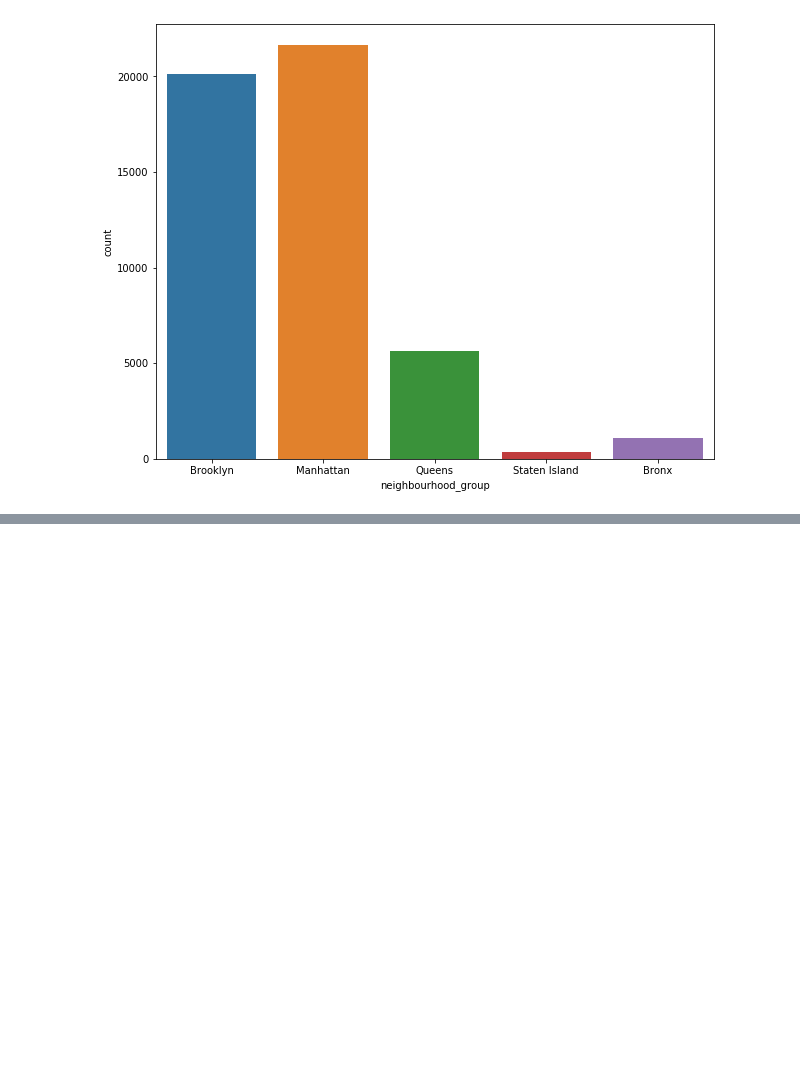
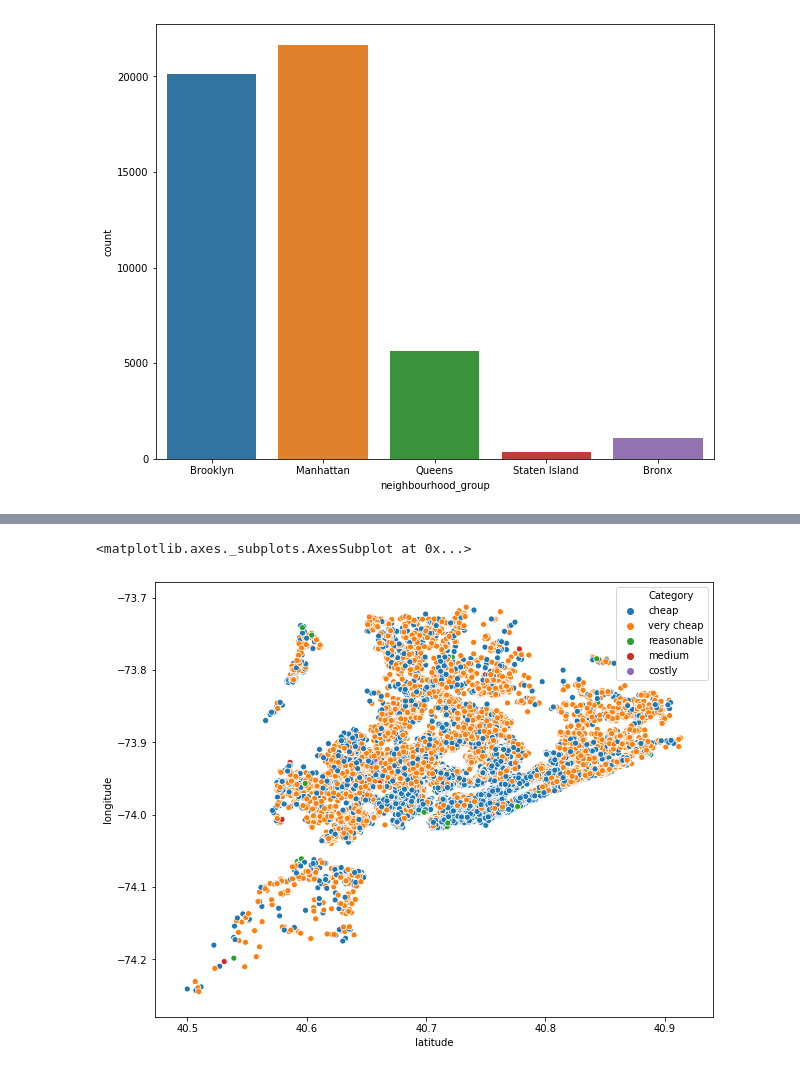
Before and after one commit to kasthurie/AirbnbSoen499, a Jupyter notebook: Linear_Regression.ipynb, the cells around one changed output, grey strips where cells are left out. Saved outputs shown, nothing was run; the diff lists cells and outputs as text; code cells hidden in the pictures; blank space fills up the shorter version.

```diff
--- a/Linear_Regression.ipynb
+++ b/Linear_Regression.ipynb
@@ -133,0 +140,12 @@ sb.countplot(newyork['neighbourhood_group'])
+# %%
+newyork['Category'] = newyork['price'].apply(lambda x: 'costly' if x > 3000
+                                                    else ('medium' if x >= 1000 and x < 3000
+                                                    else ('reasonable' if x >= 500 and x < 1000
+                                                     else ('cheap' if x >= 100 and x <500
+                                                          else'very cheap'))))
+plt.figure(figsize=(10,8))
+
+sb.scatterplot(newyork.latitude,newyork.longitude, hue='Category', data=newyork)
+# %% [output]
+<matplotlib.axes._subplots.AxesSubplot at 0x...>
+[figure, added]
```
Also changed, not shown: parts of 4 cells of this notebook.
